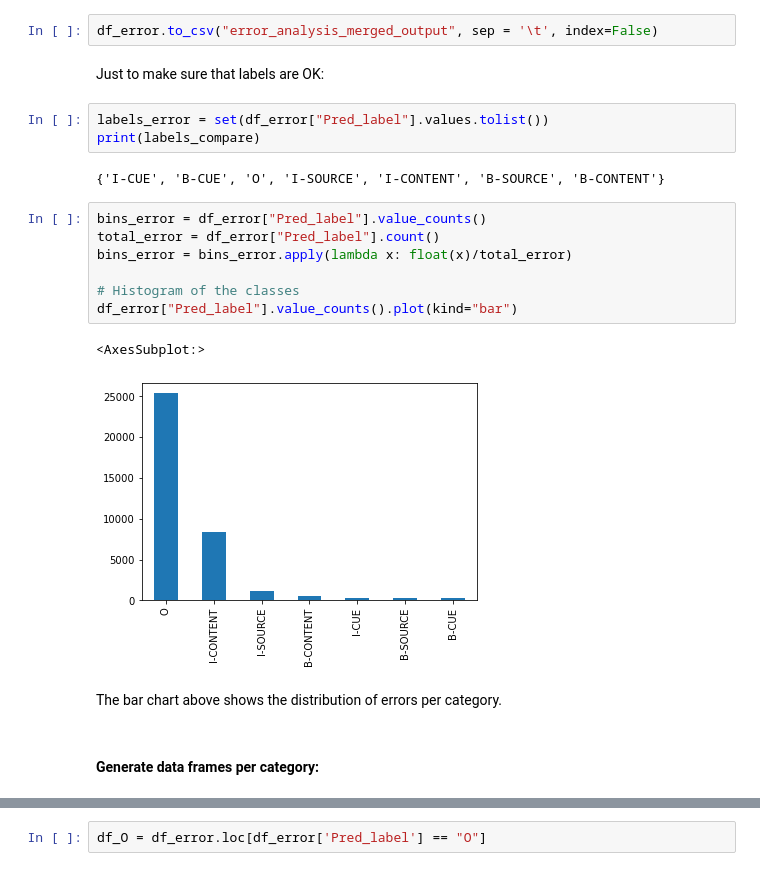
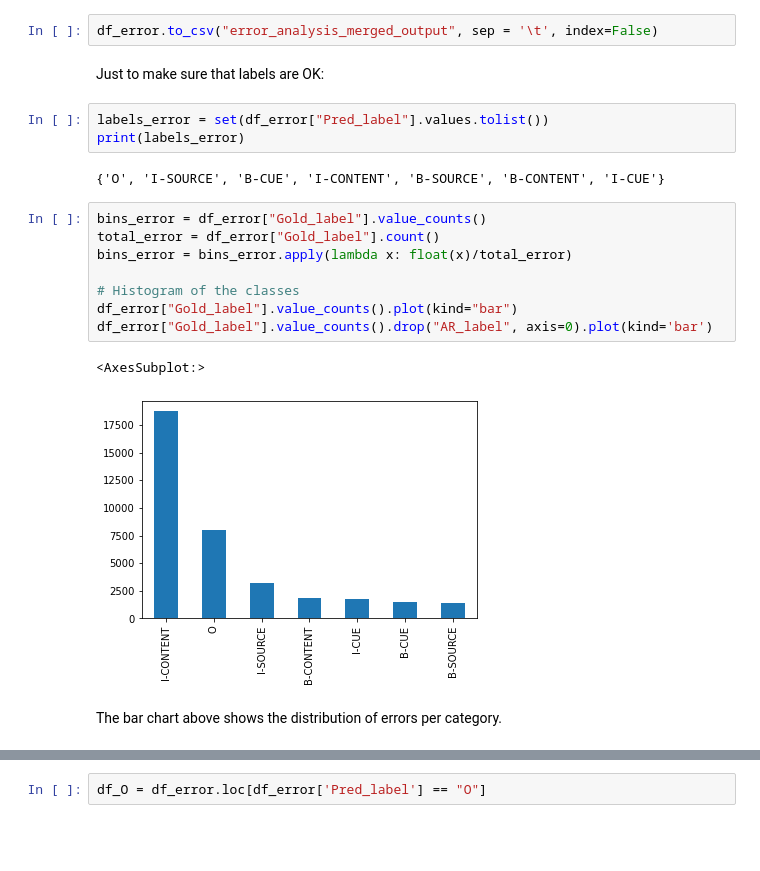
Before and after one commit to xixiwangvu2021/NLPtech_attribution_system, a Jupyter notebook: CRF with Embeddings/Error-Analysis-of-CRF-output_ Merged-file_50d-Glove-Word-embeddings.ipynb, the cells around one changed output, grey strips where cells are left out. Drawn from its saved outputs; the diff is of its cells as text; blank space fills up the shorter version.

```diff
--- a/CRF with Embeddings/Error-Analysis-of-CRF-output_ Merged-file_50d-Glove-Word-embeddings.ipynb
+++ b/CRF with Embeddings/Error-Analysis-of-CRF-output_ Merged-file_50d-Glove-Word-embeddings.ipynb
@@ -235,24 +247,23 @@ df_error
 36389 rows × 3 columns
 # %%
 df_error.to_csv("error_analysis_merged_output", sep = '\t', index=False)
-# %% [markdown]
-Just to make sure that labels are OK:
+# %% [markdown]
+Just to make sure that labels are OK:
 # %%
 labels_error = set(df_error["Pred_label"].values.tolist())
-print(labels_compare)
+print(labels_error)
 # %% [output]
-{'I-CUE', 'B-CUE', 'O', 'I-SOURCE', 'I-CONTENT', 'B-SOURCE', 'B-CONTENT'}
+{'O', 'I-SOURCE', 'B-CUE', 'I-CONTENT', 'B-SOURCE', 'B-CONTENT', 'I-CUE'}
 # %%
-bins_error = df_error["Pred_label"].value_counts()
-total_error = df_error["Pred_label"].count()
+bins_error = df_error["Gold_label"].value_counts()
+total_error = df_error["Gold_label"].count()
 bins_error = bins_error.apply(lambda x: float(x)/total_error)
 
 # Histogram of the classes
-df_error["Pred_label"].value_counts().plot(kind="bar")
+df_error["Gold_label"].value_counts().plot(kind="bar")
+df_error["Gold_label"].value_counts().drop("AR_label", axis=0).plot(kind='bar')
 # %% [output]
 <AxesSubplot:>
-[figure, old version]
+[figure, new version]
-# %% [markdown]
-The bar chart above shows the distribution of errors per category.
-# %% [markdown]
-#### Generate data frames per category:
+# %% [markdown]
+The bar chart above shows the distribution of errors per category.
```
Also changed, not shown: parts of 47 cells of this notebook.
